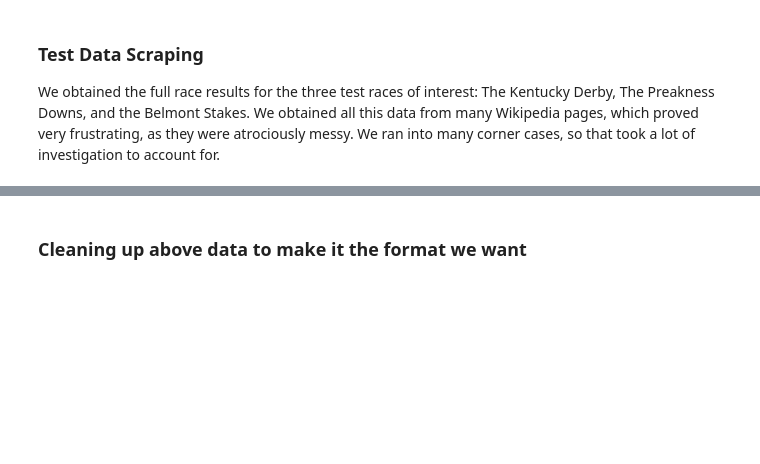
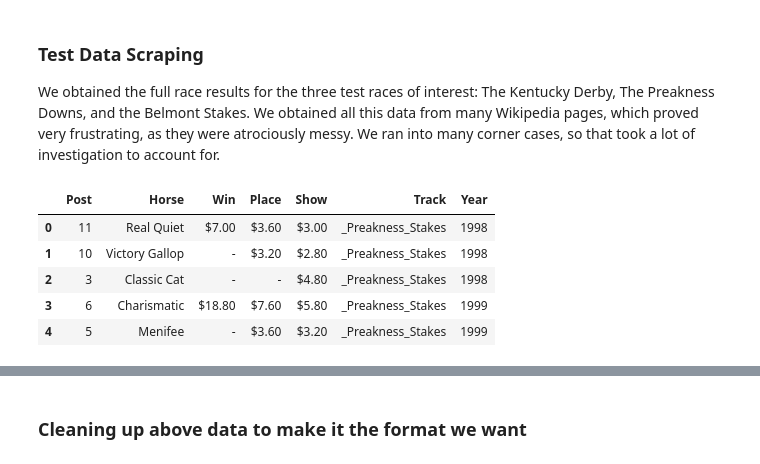
Before and after one commit to gebailey23/prettyponies, a Jupyter notebook: ProcessBook.ipynb, the cells around one changed output, grey strips where cells are left out. Cells and saved outputs as stored; diff of their text form; code cells hidden in the pictures; blank space fills up the shorter version.

```diff
--- a/ProcessBook.ipynb
+++ b/ProcessBook.ipynb
@@ -590,6 +585,13 @@ for track in track_year_dict.keys():
         bigdict[access][0]["Year"] = year
         payouts_df = pd.concat([payouts_df, bigdict[access][0]], ignore_index = True)
 # %%
-payouts_df = pd.read_csv("tempdata/payouts_df.csv", index_col=0)
-payouts_df.head(15)
+payouts_df = pd.read_csv("tempdata/payouts.csv", index_col=0)
+payouts_df.head()
+# %% [output]
+|  | Post | Horse | Win | Place | Show | Track | Year |
+| 0 | 11 | Real Quiet | $7.00 | $3.60 | $3.00 | _Preakness_Stakes | 1998 |
+| 1 | 10 | Victory Gallop | - | $3.20 | $2.80 | _Preakness_Stakes | 1998 |
+| 2 | 3 | Classic Cat | - | - | $4.80 | _Preakness_Stakes | 1998 |
+| 3 | 6 | Charismatic | $18.80 | $7.60 | $5.80 | _Preakness_Stakes | 1999 |
+| 4 | 5 | Menifee | - | $3.60 | $3.20 | _Preakness_Stakes | 1999 |
 # %%
```
Also changed, not shown: parts of 10 cells of this notebook.
